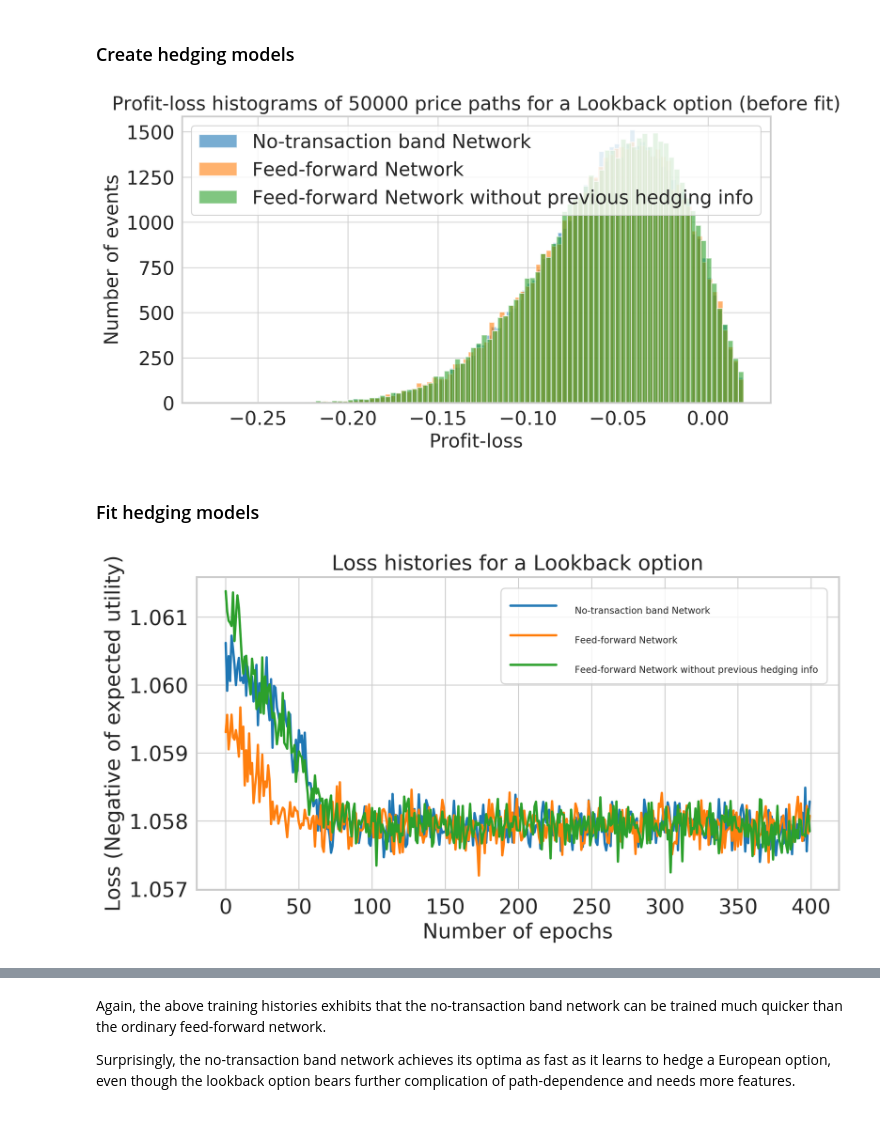
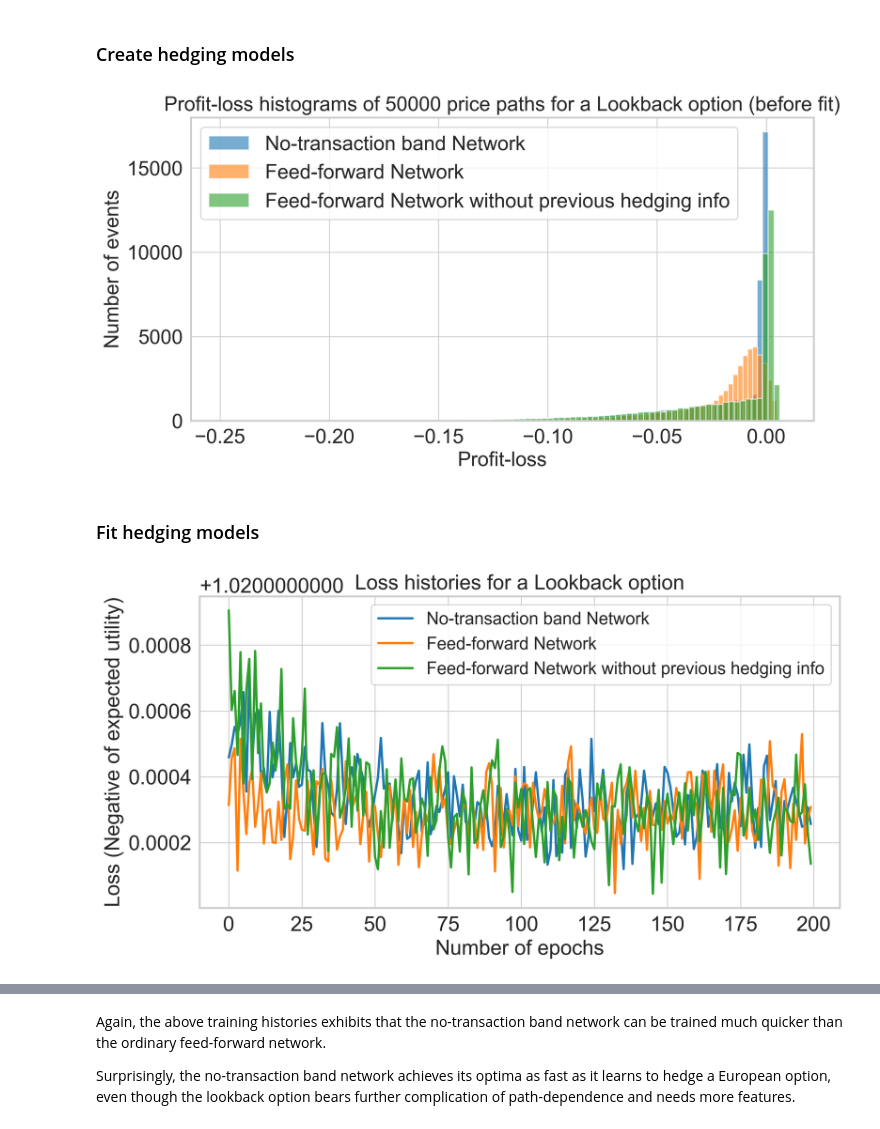
Before and after one commit to YUNYANSONG/master_thesis, a Jupyter notebook: main_11132021.ipynb, the cells around one changed output, grey strips where cells are left out. Cells and saved outputs as stored; diff of their text form; code cells hidden in the pictures.

```diff
--- a/main_11132021.ipynb
+++ b/main_11132021.ipynb
@@ -39,7 +39,7 @@ DEVICE = torch.device("cuda:1" if torch.cuda.is_available() else "cpu")
 # In each epoch, N_PATHS brownian motion time-series are generated.
 N_PATHS = 50000
 # How many times a model is updated in the experiment.
-N_EPOCHS = 50
+N_EPOCHS = 200
 # %%
 def to_numpy(tensor: torch.Tensor) -> np.array:
     return tensor.cpu().detach().numpy()
@@ -650,6 +654,7 @@ model_ffn_lb = FeedForwardNet().to(DEVICE)
 torch.manual_seed(42)
 model_ffn_np_lb = FeedForwardNet_No_Pre().to(DEVICE)
 # %%
+COST=1e-3
 torch.manual_seed(42)
 pnl_ntb_lb = compute_profit_and_loss(model_ntb_lb, lookback_option_payoff, cost=COST)
 torch.manual_seed(42)
@@ -687,7 +692,7 @@ plt.ylabel("Number of events")
 plt.legend()
 plt.show()
 # %% [output]
-[figure, old version]
+[figure, new version]
 # %% [markdown]
 ### Fit hedging models
 # %%
@@ -700,18 +705,16 @@ history_ffn_np_lb = fit(model_ffn_np_lb, lookback_option_payoff, cost=COST)
 # %%
 plt.figure()
 plt.plot(history_ntb_lb, label="No-transaction band Network")
 plt.plot(history_ffn_lb, label="Feed-forward Network")
 plt.plot(history_ffn_np_lb,label="Feed-forward Network without previous hedging info")
 plt.xlabel("Number of epochs")
 plt.ylabel("Loss (Negative of expected utility)")
 plt.title("Loss histories for a Lookback option")
 plt.legend()
-legend = plt.legend(loc=0,fontsize=20)
-text = legend.get_texts()[1]
-text.set_fontsize(8)
+legend = plt.legend(loc=0,fontsize=15)
 plt.show()
 # %% [output]
-[figure, old version]
+[figure, new version]
 # %%
 torch.manual_seed(42)
 pnl_ntb_lb = compute_profit_and_loss(model_ntb_lb, lookback_option_payoff, cost=COST)
```
Also changed, not shown: parts of 2 cells of this notebook, 3 other files.
